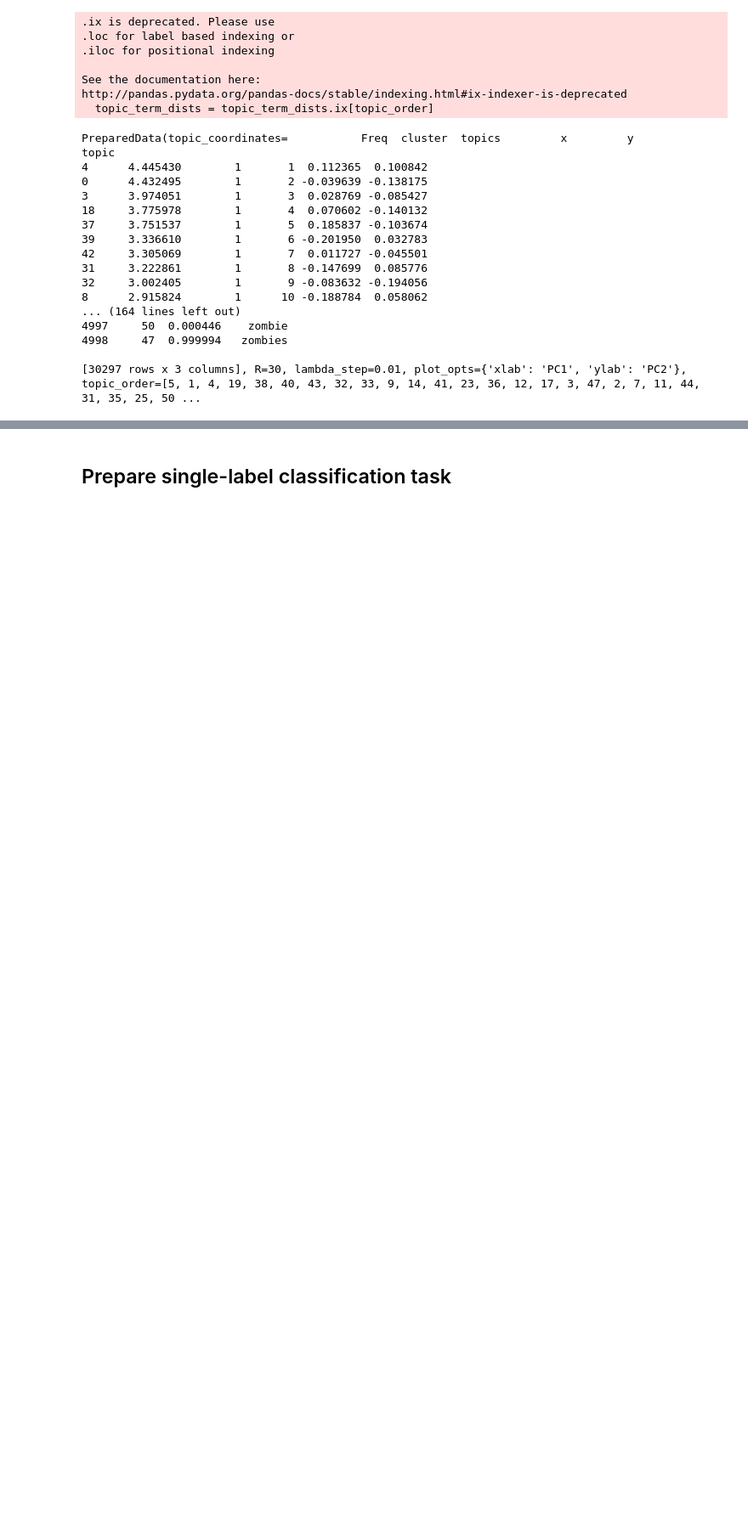
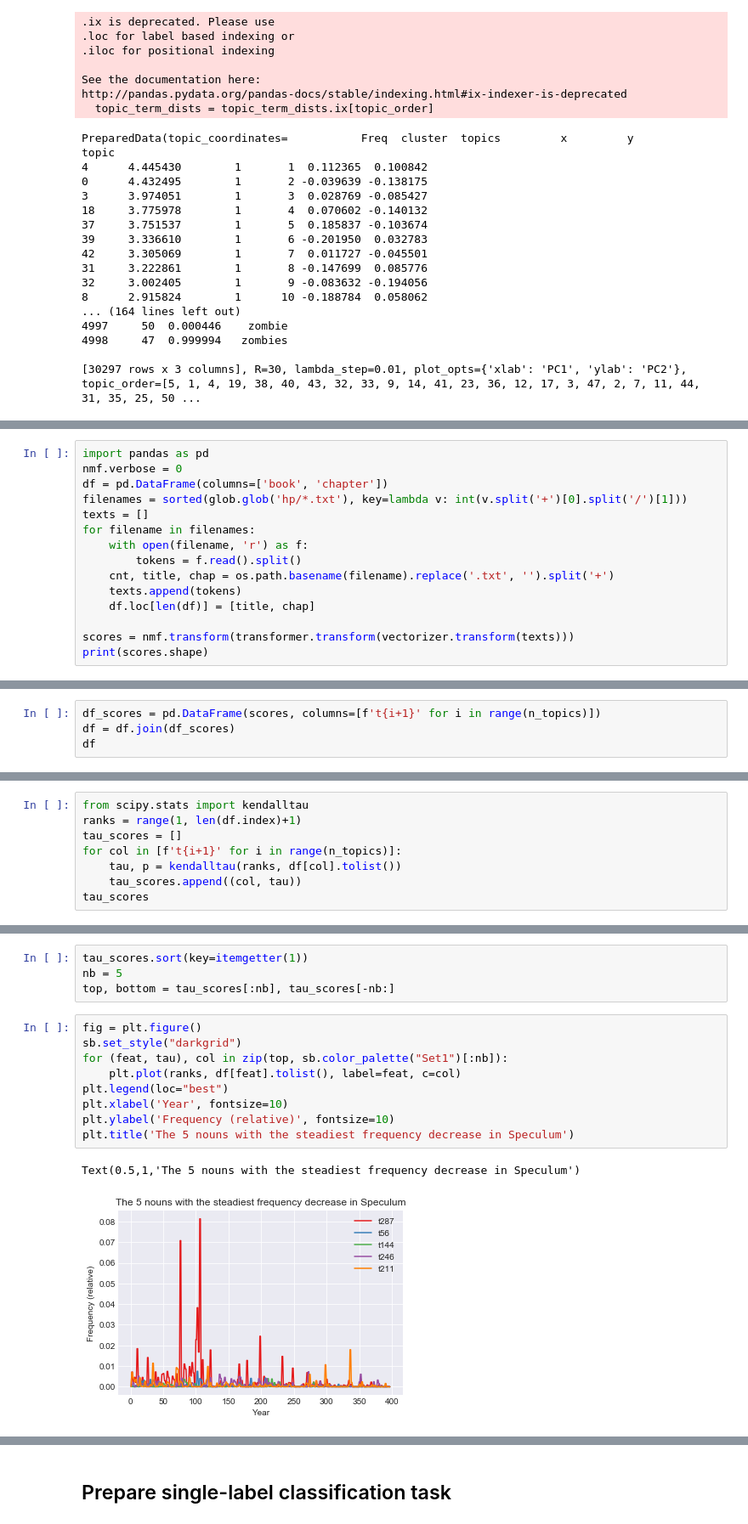
Before and after one commit to mikekestemont/potter, a Jupyter notebook: harry/genres/genres.ipynb, the cells around one changed output, grey strips where cells are left out. Shown at 85% size. Cells and saved outputs as stored; diff of their text form; blank space fills up the shorter version.

Commit message:
clean topics with nmf

```diff
--- a/harry/genres/genres.ipynb
+++ b/harry/genres/genres.ipynb
@@ -349,0 +401,15 @@ topic
+# %%
+import pandas as pd
+nmf.verbose = 0
+df = pd.DataFrame(columns=['book', 'chapter'])
+filenames = sorted(glob.glob('hp/*.txt'), key=lambda v: int(v.split('+')[0].split('/')[1]))
+texts = []
+for filename in filenames:
+    with open(filename, 'r') as f:
+        tokens = f.read().split()
+    cnt, title, chap = os.path.basename(filename).replace('.txt', '').split('+')
+    texts.append(tokens)
+    df.loc[len(df)] = [title, chap]
+
+scores = nmf.transform(transformer.transform(vectorizer.transform(texts)))
+print(scores.shape)
@@ -349,0 +418,4 @@ topic
+# %%
+df_scores = pd.DataFrame(scores, columns=[f't{i+1}' for i in range(n_topics)])
+df = df.join(df_scores)
+df
@@ -349,0 +441,8 @@ topic
+# %%
+from scipy.stats import kendalltau
+ranks = range(1, len(df.index)+1)
+tau_scores = []
+for col in [f't{i+1}' for i in range(n_topics)]:
+    tau, p = kendalltau(ranks, df[col].tolist())
+    tau_scores.append((col, tau))
+tau_scores
@@ -349,0 +467,16 @@ topic
+# %%
+tau_scores.sort(key=itemgetter(1))
+nb = 5
+top, bottom = tau_scores[:nb], tau_scores[-nb:]
+# %%
+fig = plt.figure()
+sb.set_style("darkgrid")
+for (feat, tau), col in zip(top, sb.color_palette("Set1")[:nb]):
+    plt.plot(ranks, df[feat].tolist(), label=feat, c=col)
+plt.legend(loc="best")
+plt.xlabel('Year', fontsize=10)
+plt.ylabel('Frequency (relative)', fontsize=10)
+plt.title('The 5 nouns with the steadiest frequency decrease in Speculum')
+# %% [output]
+Text(0.5,1,'The 5 nouns with the steadiest frequency decrease in Speculum')
+[figure, added]
```
Also changed, not shown: parts of 19 cells of this notebook.
